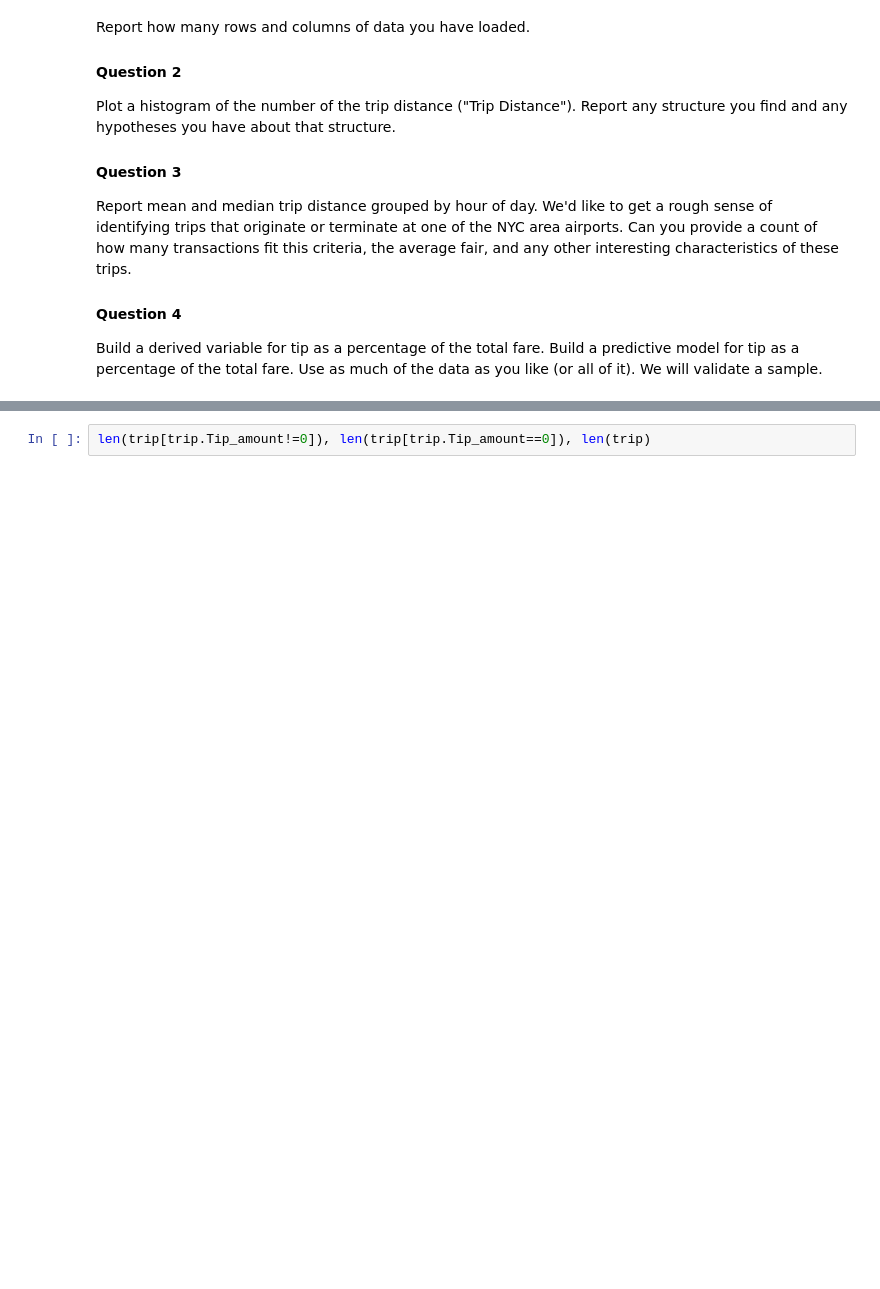
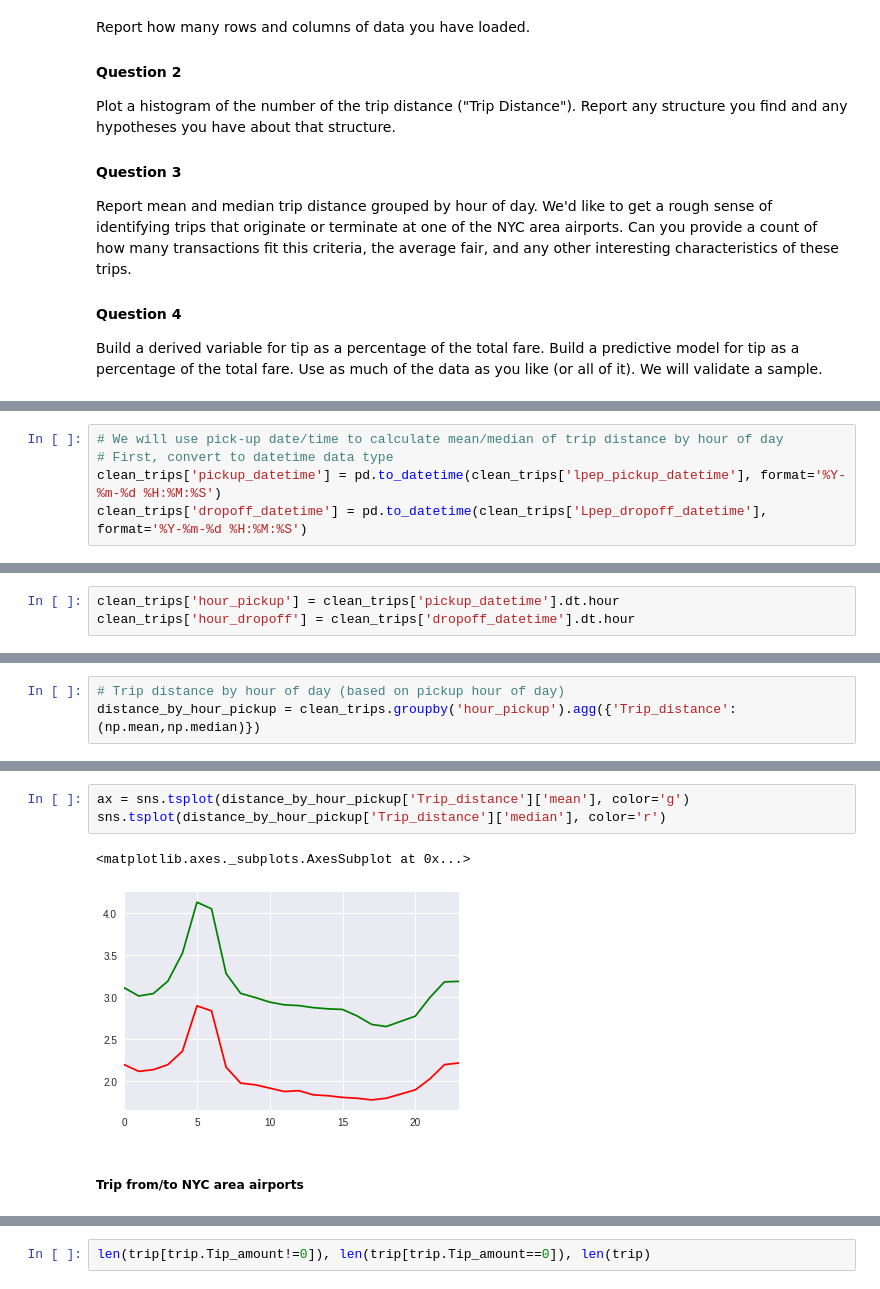
Before and after one commit to ah3200/nyc_green_taxi, a Jupyter notebook: data_analysis.ipynb, the cells around one changed output, grey strips where cells are left out. Saved outputs shown, nothing was run; the diff lists cells and outputs as text; blank space fills up the shorter version.

```diff
--- a/data_analysis.ipynb
+++ b/data_analysis.ipynb
@@ -172,0 +185,5 @@ dtype: int64
+# %%
+# We will use pick-up date/time to calculate mean/median of trip distance by hour of day
+# First, convert to datetime data type
+clean_trips['pickup_datetime'] = pd.to_datetime(clean_trips['lpep_pickup_datetime'], format='%Y-%m-%d %H:%M:%S')
+clean_trips['dropoff_datetime'] = pd.to_datetime(clean_trips['Lpep_dropoff_datetime'], format='%Y-%m-%d %H:%M:%S')
@@ -172,0 +201,3 @@ dtype: int64
+# %%
+clean_trips['hour_pickup'] = clean_trips['pickup_datetime'].dt.hour
+clean_trips['hour_dropoff'] = clean_trips['dropoff_datetime'].dt.hour
@@ -172,0 +214,3 @@ dtype: int64
+# %%
+# Trip distance by hour of day (based on pickup hour of day)
+distance_by_hour_pickup = clean_trips.groupby('hour_pickup').agg({'Trip_distance':(np.mean,np.median)})
@@ -172,0 +238,8 @@ dtype: int64
+# %%
+ax = sns.tsplot(distance_by_hour_pickup['Trip_distance']['mean'], color='g')
+sns.tsplot(distance_by_hour_pickup['Trip_distance']['median'], color='r')
+# %% [output]
+<matplotlib.axes._subplots.AxesSubplot at 0x...>
+[figure, added]
+# %% [markdown]
+##### Trip from/to NYC area airports
```
Also changed, not shown: parts of 50 cells of this notebook.
